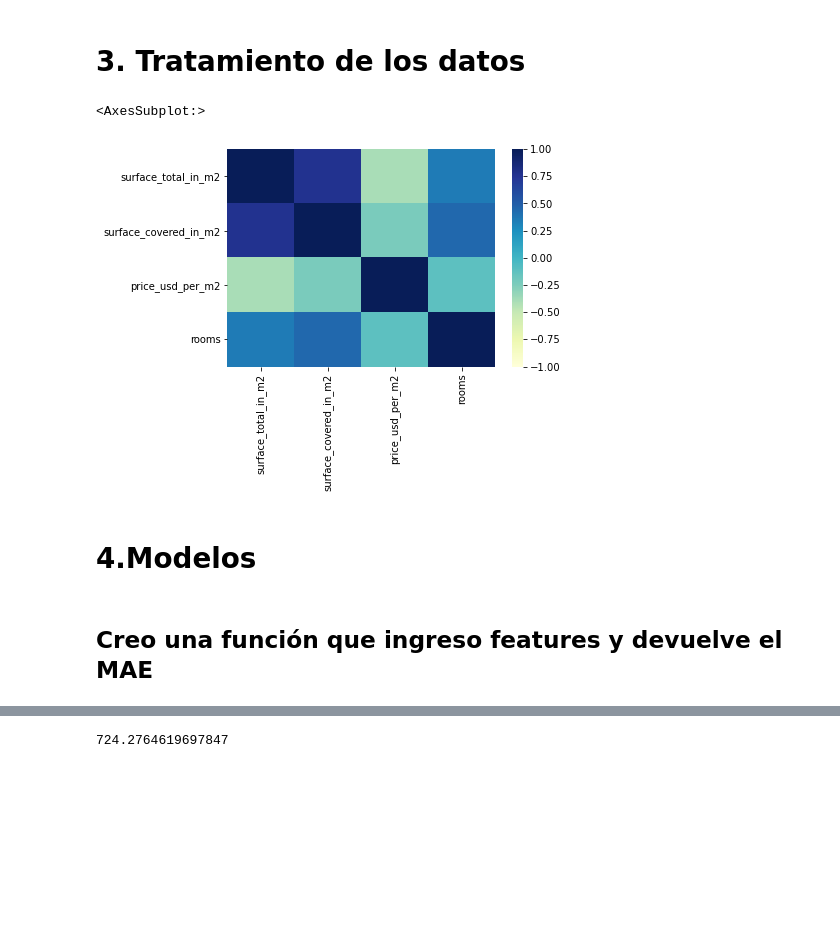
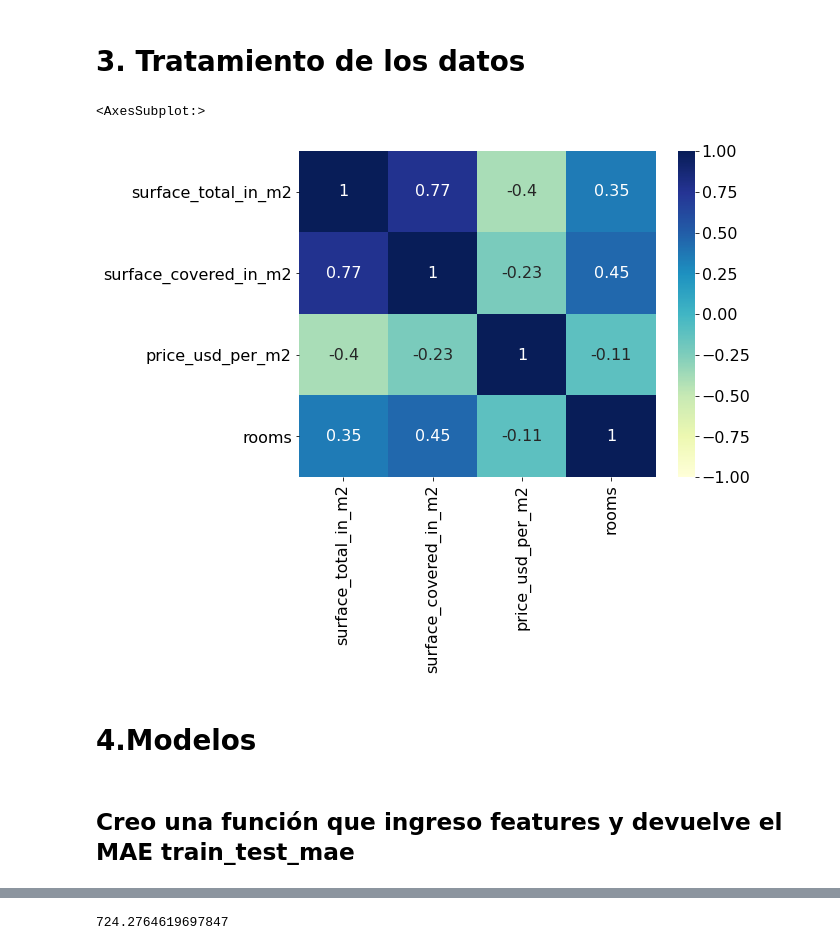
Before and after one commit to szl30n/ProyectosDHDS, a Jupyter notebook: TP2/Enzo.ipynb, the cells around one changed output, grey strips where cells are left out. Drawn from its saved outputs; the diff is of its cells as text; code cells hidden in the pictures; blank space fills up the shorter version.

```diff
--- a/TP2/Enzo.ipynb
+++ b/TP2/Enzo.ipynb
@@ -29,14 +29,17 @@ data.shape
 # %% [markdown]
 # **3. Tratamiento de los datos**
 # %%
-sns.heatmap(data.iloc[:, :4].corr(), vmin=-1, vmax=1, center=0, cmap="YlGnBu")
+# Definimos parámetros globales para matplotlib.
+plt.rcParams['figure.figsize'] = (8, 6)
+plt.rcParams['font.size'] = 16
+sns.heatmap(data.iloc[:, :4].corr(), vmin = -1, vmax = 1, center = 0, cmap = "YlGnBu", annot = True)
 # %% [output]
 <AxesSubplot:>
-[figure, old version]
+[figure, new version]
 # %% [markdown]
 # **4.Modelos**
 # %% [markdown]
-## Creo una función que ingreso features y devuelve el MAE
+## Creo una función que ingreso features y devuelve el MAE  train_test_mae
 # %%
 # Definimos una función que acepta una lista de features, hace el split entre train y test,
 # reservando un 25% de las observaciones para testeo, y devuelve la prueba MAE.
```
Also changed, not shown: parts of 62 cells of this notebook, 1 other file.
